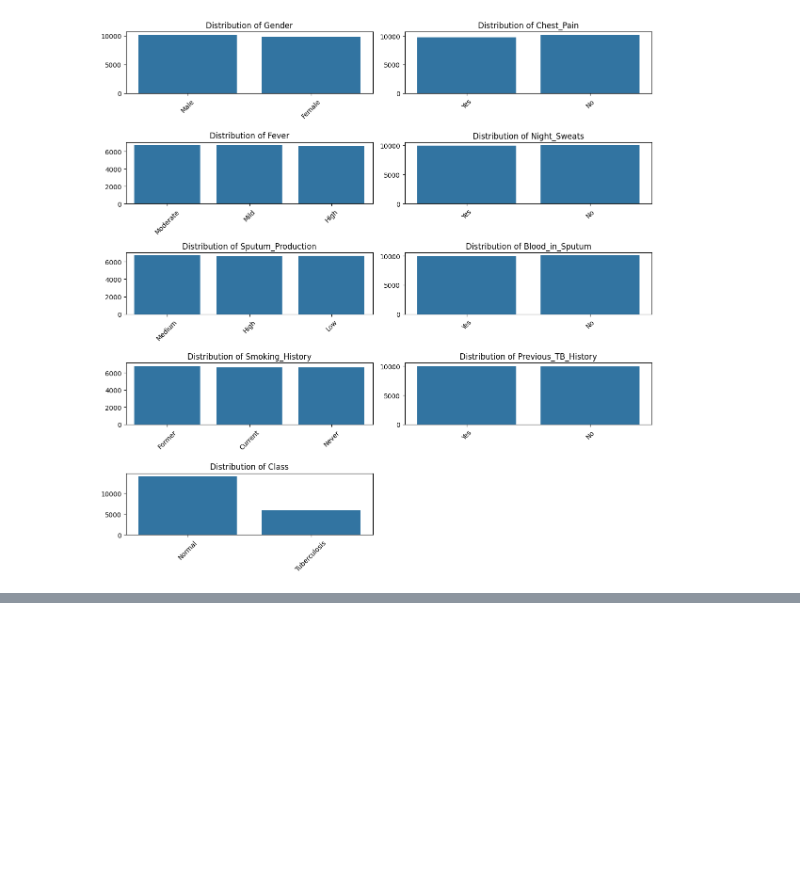
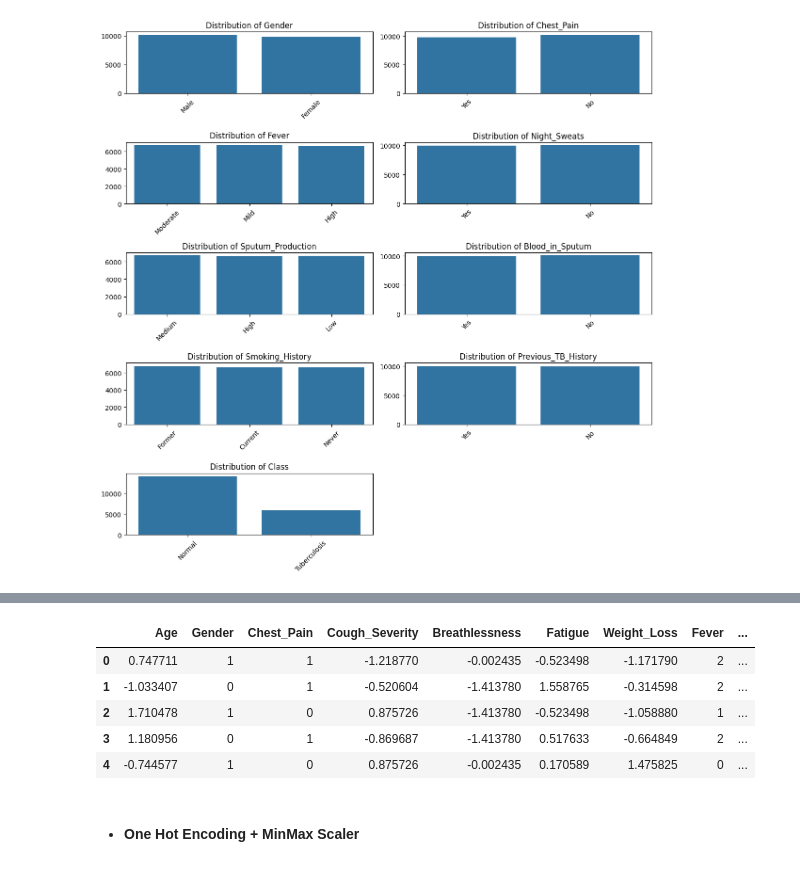
Before and after one commit to JayaWinata/Tuberculosis-Prediction, a Jupyter notebook: notebook/preprocess.ipynb, the cells around one changed output, grey strips where cells are left out. Cells and saved outputs as stored; diff of their text form; code cells hidden in the pictures; blank space fills up the shorter version.

```diff
--- a/notebook/preprocess.ipynb
+++ b/notebook/preprocess.ipynb
@@ -98,0 +179,17 @@ plt.show()
+# %%
+df_v4 = df_v1.copy()
+# %%
+for i in cols_to_scale:
+    scaler = StandardScaler()
+    df_v4[i] = scaler.fit_transform(df_v4[[i]])
+# %%
+df_v4.head()
+# %% [output]
+|  | Age | Gender | Chest_Pain | Cough_Severity | Breathlessness | Fatigue | Weight_Loss | Fever | ... |
+| 0 | 0.747711 | 1 | 1 | -1.218770 | -0.002435 | -0.523498 | -1.171790 | 2 | ... |
+| 1 | -1.033407 | 0 | 1 | -0.520604 | -1.413780 | 1.558765 | -0.314598 | 2 | ... |
+| 2 | 1.710478 | 1 | 0 | 0.875726 | -1.413780 | -0.523498 | -1.058880 | 1 | ... |
+| 3 | 1.180956 | 0 | 1 | -0.869687 | -1.413780 | 0.517633 | -0.664849 | 2 | ... |
+| 4 | -0.744577 | 1 | 0 | 0.875726 | -0.002435 | 0.170589 | 1.475825 | 0 | ... |
+# %% [markdown]
+- #### One Hot Encoding + MinMax Scaler
```
Also changed, not shown: parts of 28 cells of this notebook.
